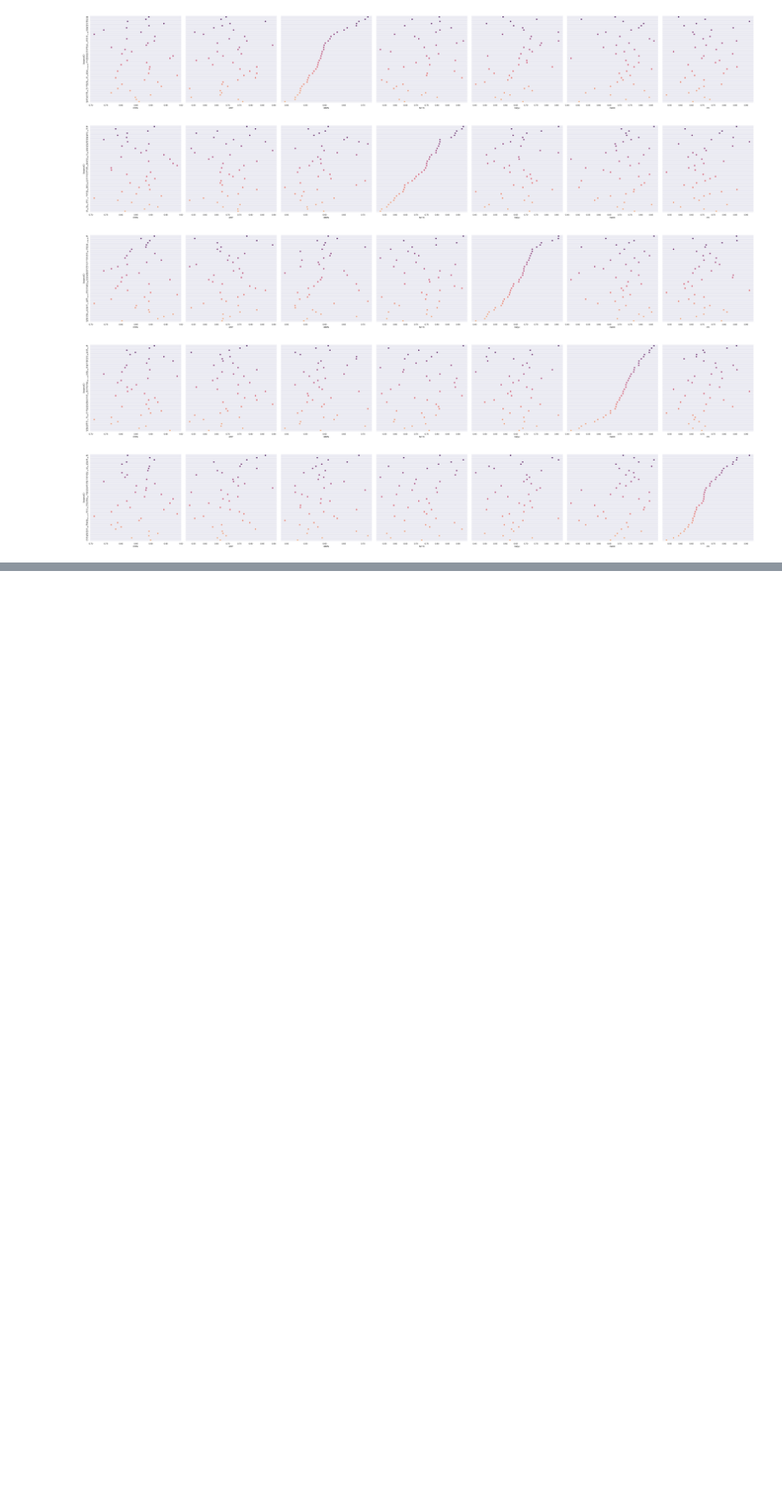
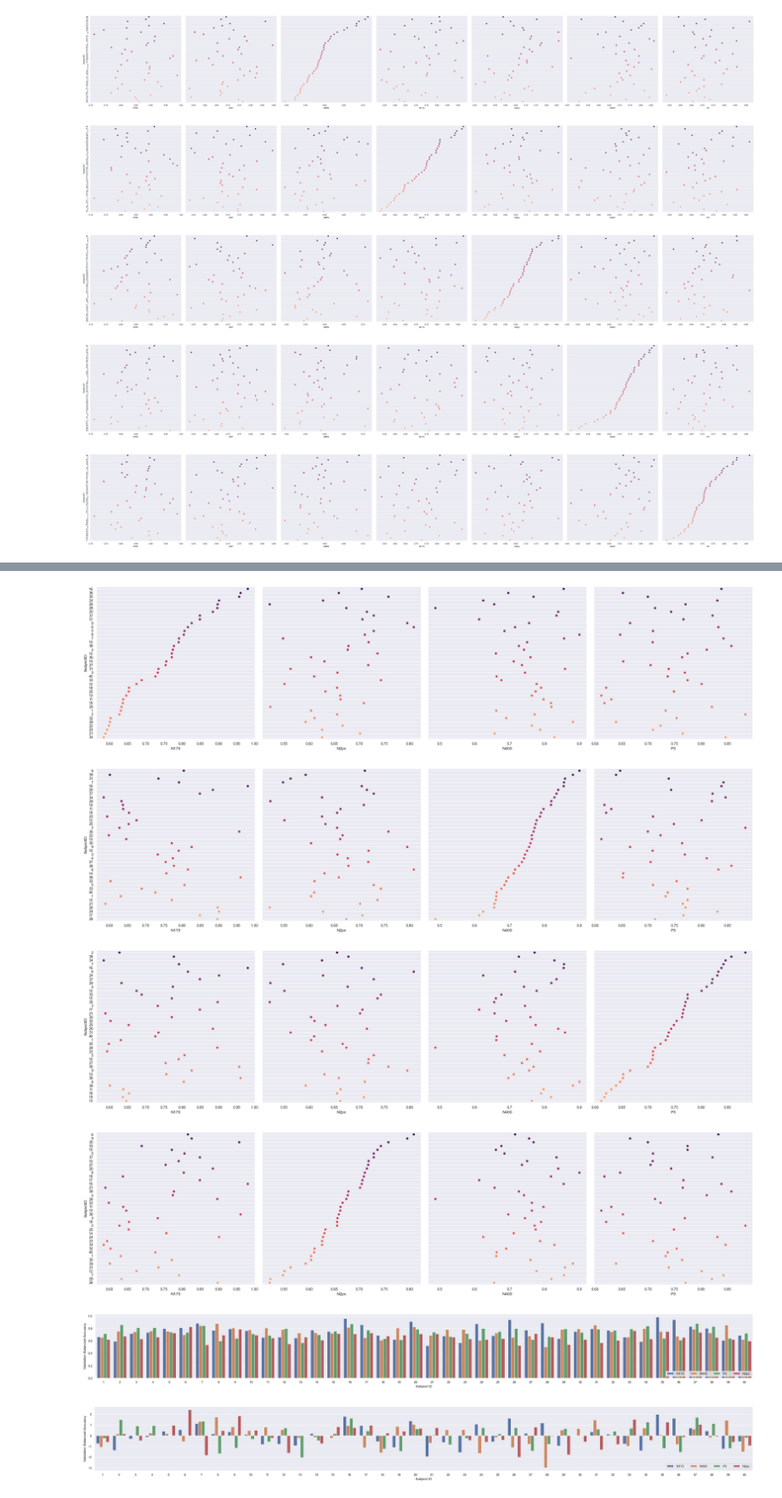
Before and after one commit to HannesBonasch/Thesis-Analysing-Deep-Learning-Decoding, a Jupyter notebook: WithinSubject.ipynb, the cells around one changed output, grey strips where cells are left out. Shown at 85% size. Drawn from its saved outputs; the diff is of its cells as text; code cells hidden in the pictures; blank space fills up the shorter version.

```diff
--- a/WithinSubject.ipynb
+++ b/WithinSubject.ipynb
@@ -280,0 +570,36 @@ for task in ["ERN", "LRP", "MMN", "N170", "N2pc", "N400", "P3"]:
+# %%
+df_list = []
+for task in ["N170", "N400", "P3", "N2pc"]:
+    model_path = os.getcwd()+"\\"+parameters["model_folder"]+"\\"+parameters[
+        "model"]+"\\"+task+"\\"+parameters["preprocessing"]+"\\"
+    for i in range(40):
+        df = pd.read_json(model_path+"split_"+str(i)+"_history.json")
+
+        #max_acc = df["valid_balanced_accuracy"].max()
+        df = df[df["epoch"]==25]
+        #df["valid_balanced_accuracy"]=max_acc
+        df["SubjectID"] = i+1
+        df["Task"] = task
+        df_list.append(df[["Task", "SubjectID", "valid_balanced_accuracy"]])
+df = pd.concat(df_list,axis=0)
+df = df.pivot(index='SubjectID', columns='Task', values='valid_balanced_accuracy')
+df = df.reset_index().reset_index()
+
+for task in ["N170", "N400", "P3", "N2pc"]:
+    df = df.sort_values(task, ascending=False)
+    g = sns.PairGrid(df,x_vars=df.columns[2:], y_vars=["SubjectID"],
+                     height=7, aspect=1)
+
+    # Draw a dot plot using the stripplot function
+    g.map(sns.stripplot, size=8, orient="h", jitter=False,
+          palette="flare_r", linewidth=1, edgecolor="w", order=df["SubjectID"])
+
+    for ax in g.axes.flat:
+        # Make the grid horizontal instead of vertical
+        ax.xaxis.grid(False)
+        ax.yaxis.grid(True)
+# %% [output]
+[figure, added]
+[figure, added]
+[figure, added]
+[figure, added]
@@ -280,0 +640,17 @@ for task in ["ERN", "LRP", "MMN", "N170", "N2pc", "N400", "P3"]:
+# %%
+sns.set(style="darkgrid")
+plt.figure(figsize=(40, 4))
+fig = sns.barplot(x="SubjectID", y="valid_balanced_accuracy", hue="Task", data=df)
+plt.legend(loc='lower right', ncol=7)
+fig.set(xlabel='Subject ID', ylabel='Validation Balanced Accuracy');
+# %% [output]
+[figure, added]
+# %%
+df["valid_balanced_accuracy_normalized"] = df.groupby(["Task"]).transform(lambda x: (x - x.mean()) / x.std())["valid_balanced_accuracy"]
+sns.set(style="darkgrid")
+plt.figure(figsize=(40, 4))
+fig = sns.barplot(x="SubjectID", y="valid_balanced_accuracy_normalized", hue="Task", data=df)
+plt.legend(loc='lower right', ncol=7)
+fig.set(xlabel='Subject ID', ylabel='Validation Balanced Accuracy');
+# %% [output]
+[figure, added]
```
Also changed, not shown: parts of 16 cells of this notebook.
